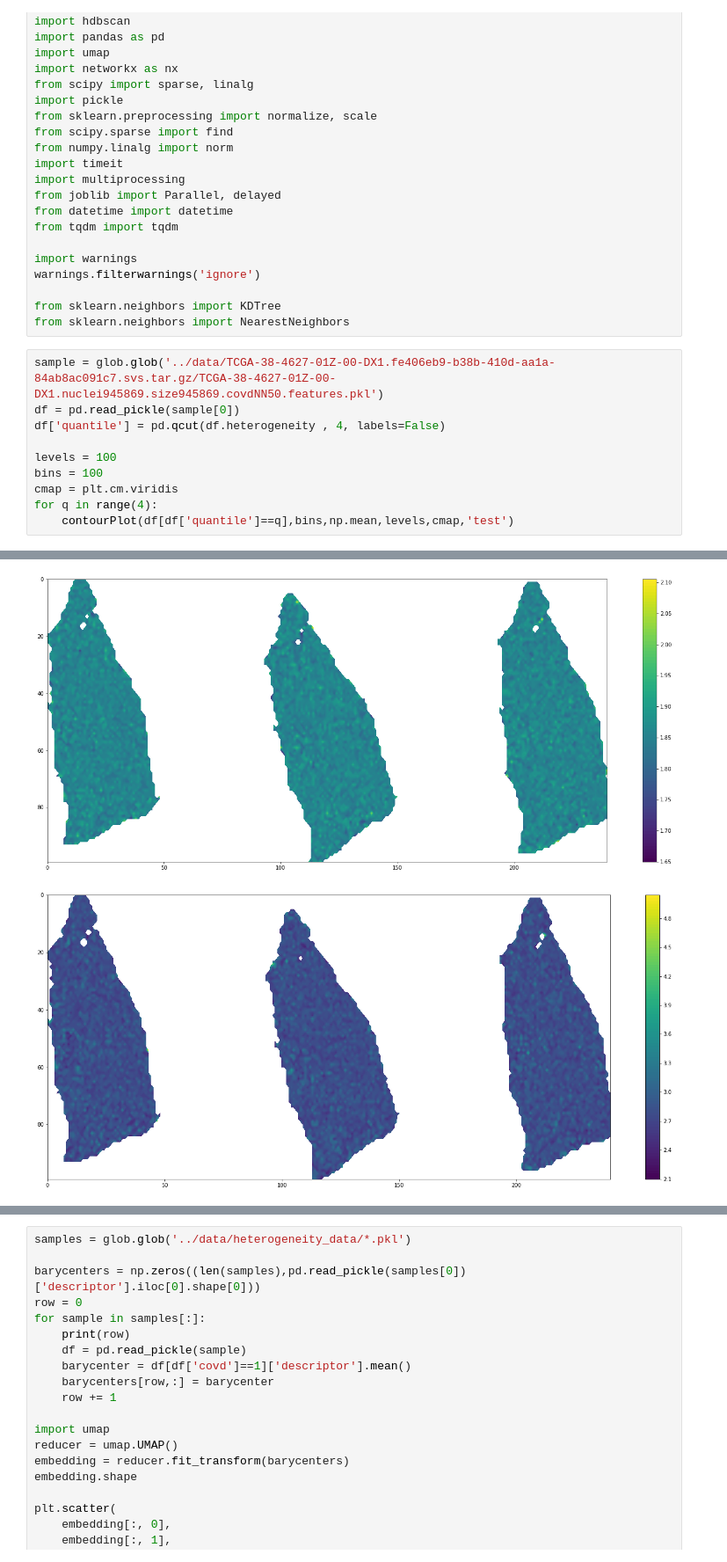
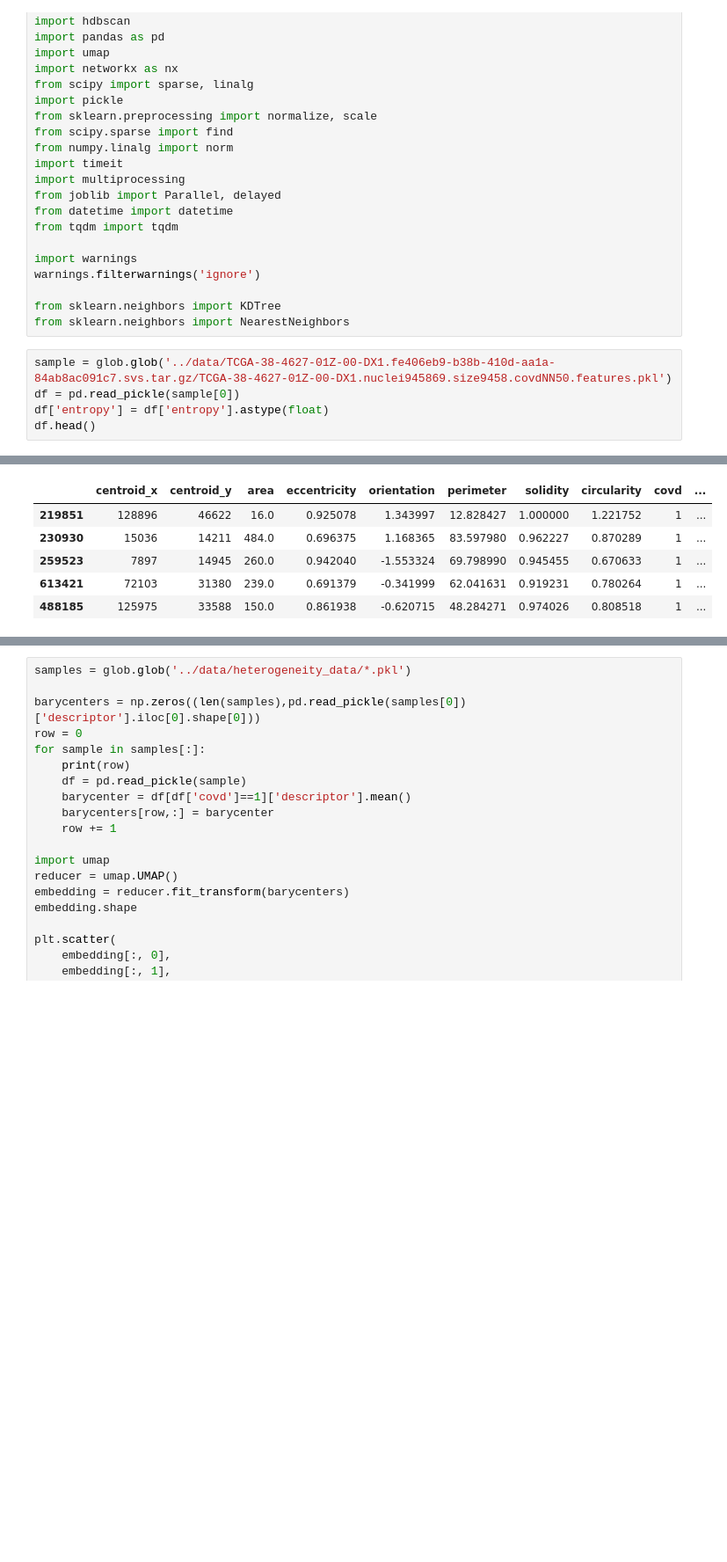
Before and after one commit to garner1/nucleAI, a Jupyter notebook: ipynb/test.test_output.ipynb, the cells around one changed output, grey strips where cells are left out. Shown at 88% size. Drawn from its saved outputs; the diff is of its cells as text; blank space fills up the shorter version.

```diff
--- a/ipynb/test.test_output.ipynb
+++ b/ipynb/test.test_output.ipynb
@@ -39,13 +39,8 @@ warnings.filterwarnings('ignore')
 from sklearn.neighbors import KDTree
 from sklearn.neighbors import NearestNeighbors
 # %%
-sample = glob.glob('../data/TCGA-38-4627-01Z-00-DX1.fe406eb9-b38b-410d-aa1a-84ab8ac091c7.svs.tar.gz/TCGA-38-4627-01Z-00-DX1.nuclei945869.size945869.covdNN50.features.pkl')
+sample = glob.glob('../data/TCGA-38-4627-01Z-00-DX1.fe406eb9-b38b-410d-aa1a-84ab8ac091c7.svs.tar.gz/TCGA-38-4627-01Z-00-DX1.nuclei945869.size9458.covdNN50.features.pkl')
 df = pd.read_pickle(sample[0])
-df['quantile'] = pd.qcut(df.heterogeneity , 4, labels=False)
-
-levels = 100
-bins = 100
-cmap = plt.cm.viridis
-for q in range(4):
-    contourPlot(df[df['quantile']==q],bins,np.mean,levels,cmap,'test')
+df['entropy'] = df['entropy'].astype(float)
+df.head()
 # %% [output]
@@ -54,3 +47,7 @@ for q in range(4):
-[figure, removed]
-[figure, removed]
+|  | centroid_x | centroid_y | area | eccentricity | orientation | perimeter | solidity | circularity | covd | ... |
+| 219851 | 128896 | 46622 | 16.0 | 0.925078 | 1.343997 | 12.828427 | 1.000000 | 1.221752 | 1 | ... |
+| 230930 | 15036 | 14211 | 484.0 | 0.696375 | 1.168365 | 83.597980 | 0.962227 | 0.870289 | 1 | ... |
+| 259523 | 7897 | 14945 | 260.0 | 0.942040 | -1.553324 | 69.798990 | 0.945455 | 0.670633 | 1 | ... |
+| 613421 | 72103 | 31380 | 239.0 | 0.691379 | -0.341999 | 62.041631 | 0.919231 | 0.780264 | 1 | ... |
+| 488185 | 125975 | 33588 | 150.0 | 0.861938 | -0.620715 | 48.284271 | 0.974026 | 0.808518 | 1 | ... |
 # %%
```
Also changed, not shown: parts of 4 cells of this notebook, 2 other files.
